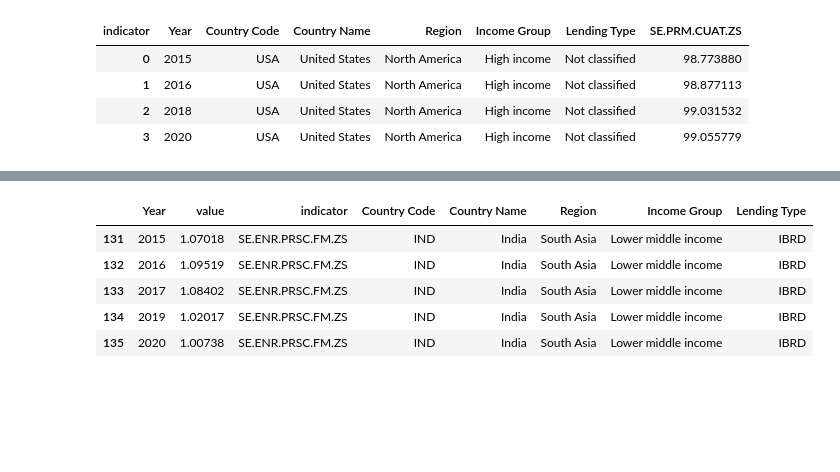
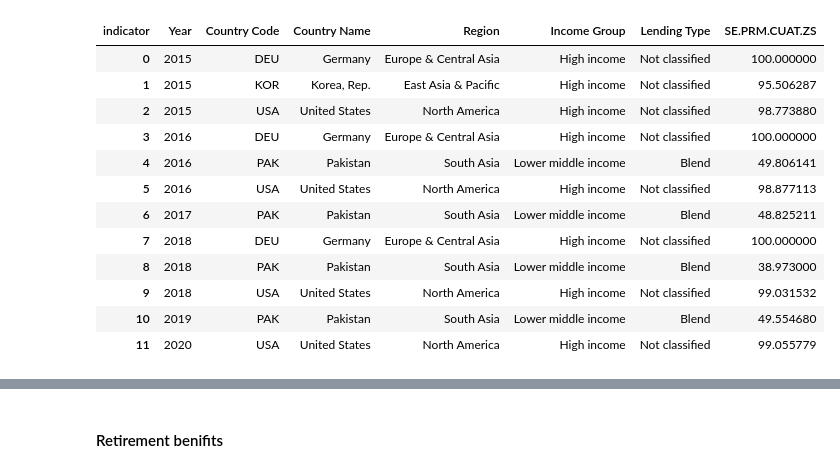
Before and after one commit to sruthib22/data690_Sruthi, a Jupyter notebook: Individual_project/Individual_project_Part_B_Draft.ipynb, the cells around one changed output, grey strips where cells are left out. Cells and saved outputs as stored; diff of their text form; code cells hidden in the pictures; blank space fills up the shorter version.

```diff
--- a/Individual_project/Individual_project_Part_B_Draft.ipynb
+++ b/Individual_project/Individual_project_Part_B_Draft.ipynb
@@ -131,5 +201,5 @@ fig.show()
 # %%
-df_us = df_new[df_new['Country Code']== 'USA']
-df_us
+df_edu =  df_new[df_new["Country Code"].isin(["DEU","KOR","PAK","USA"])]
+df_edu
 # %% [output]
 |  | Year | value | indicator | Country Code | Country Name | Region | Income Group | Lending Type |
@@ -152,5 +218,5 @@ df_us
 # %%
-df_us_edu = df_us.query("indicator in(['SE.PRM.CUAT.ZS'])")
-df_us_edu
+df_edu_country = df_edu.query("indicator in(['SE.PRM.CUAT.ZS'])")
+df_edu_country
 # %% [output]
 |  | Year | value | indicator | Country Code | Country Name | Region | Income Group | Lending Type |
@@ -161,10 +235,18 @@ df_us_edu
 # %%
-df_pivot = df_us_edu.pivot(index =['Year','Country Code','Country Name','Region','Income Group','Lending Type'], columns ='indicator', values ='value').reset_index()
+df_pivot = df_edu_country.pivot(index =['Year','Country Code','Country Name','Region','Income Group','Lending Type'], columns ='indicator', values ='value').reset_index()
 df_pivot
 # %% [output]
 | indicator | Year | Country Code | Country Name | Region | Income Group | Lending Type | SE.PRM.CUAT.ZS |
-| 0 | 2015 | USA | United States | North America | High income | Not classified | 98.773880 |
-| 1 | 2016 | USA | United States | North America | High income | Not classified | 98.877113 |
-| 2 | 2018 | USA | United States | North America | High income | Not classified | 99.031532 |
-| 3 | 2020 | USA | United States | North America | High income | Not classified | 99.055779 |
+| 0 | 2015 | DEU | Germany | Europe & Central Asia | High income | Not classified | 100.000000 |
+| 1 | 2015 | KOR | Korea, Rep. | East Asia & Pacific | High income | Not classified | 95.506287 |
+| 2 | 2015 | USA | United States | North America | High income | Not classified | 98.773880 |
+| 3 | 2016 | DEU | Germany | Europe & Central Asia | High income | Not classified | 100.000000 |
+| 4 | 2016 | PAK | Pakistan | South Asia | Lower middle income | Blend | 49.806141 |
+| 5 | 2016 | USA | United States | North America | High income | Not classified | 98.877113 |
+| 6 | 2017 | PAK | Pakistan | South Asia | Lower middle income | Blend | 48.825211 |
+| 7 | 2018 | DEU | Germany | Europe & Central Asia | High income | Not classified | 100.000000 |
+| 8 | 2018 | PAK | Pakistan | South Asia | Lower middle income | Blend | 38.973000 |
+| 9 | 2018 | USA | United States | North America | High income | Not classified | 99.031532 |
+| 10 | 2019 | PAK | Pakistan | South Asia | Lower middle income | Blend | 49.554680 |
+| 11 | 2020 | USA | United States | North America | High income | Not classified | 99.055779 |
 # %%
@@ -185,13 +268,5 @@ fig.update_traces(textposition = "top center")
 fig.show()
 # %% [output]
 [interactive output not drawn]
-# %%
-df_ind_school = df_ind.query("indicator in(['SE.ENR.PRSC.FM.ZS'])")
-df_ind_school
-# %% [output]
-|  | Year | value | indicator | Country Code | Country Name | Region | Income Group | Lending Type |
-| 131 | 2015 | 1.07018 | SE.ENR.PRSC.FM.ZS | IND | India | South Asia | Lower middle income | IBRD |
-| 132 | 2016 | 1.09519 | SE.ENR.PRSC.FM.ZS | IND | India | South Asia | Lower middle income | IBRD |
-| 133 | 2017 | 1.08402 | SE.ENR.PRSC.FM.ZS | IND | India | South Asia | Lower middle income | IBRD |
-| 134 | 2019 | 1.02017 | SE.ENR.PRSC.FM.ZS | IND | India | South Asia | Lower middle income | IBRD |
-| 135 | 2020 | 1.00738 | SE.ENR.PRSC.FM.ZS | IND | India | South Asia | Lower middle income | IBRD |
+# %% [markdown]
+#### Retirement benifits
```
Also changed, not shown: parts of 34 cells of this notebook.
